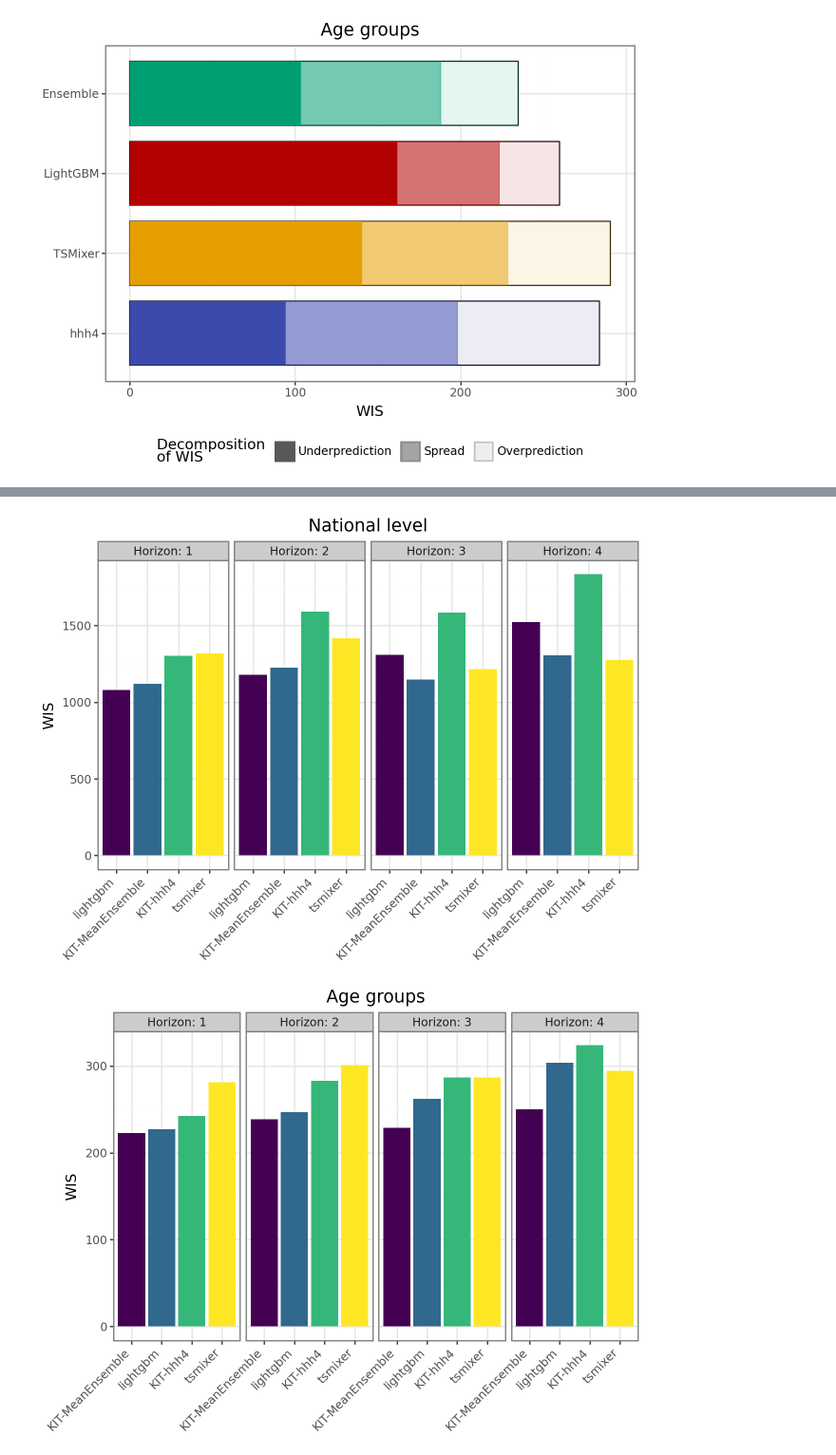
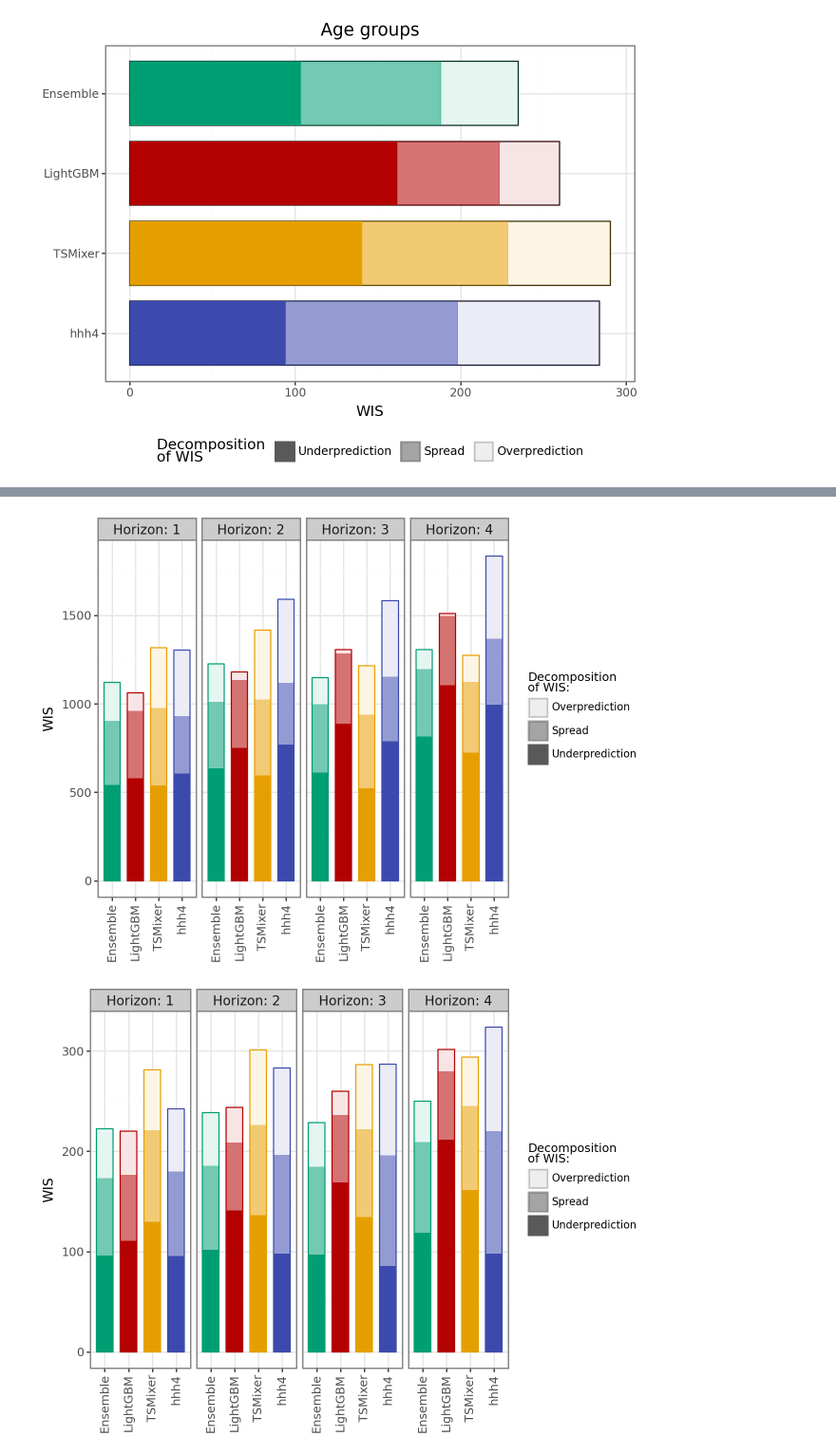
Before and after one commit to dwolffram/SARI-ML, a Jupyter notebook: post-covid/post-covid_evaluation.ipynb, the cells around one changed output, grey strips where cells are left out. Shown at 95% size. Cells and saved outputs as stored; diff of their text form; code cells hidden in the pictures.

Commit message:
backup plotting code

```diff
--- a/post-covid/post-covid_evaluation.ipynb
+++ b/post-covid/post-covid_evaluation.ipynb
@@ -232,0 +440,3 @@ plot_scores_by_horizon(scores)
+# %%
+df_national = evaluate_models(df, 'national', by_horizon=True)
+df_age = evaluate_models(df, 'age', by_horizon=True)
@@ -232,0 +448,5 @@ plot_scores_by_horizon(scores)
+# %%
+df_long = pd.melt(df_wide, id_vars=['level', 'horizon', 'model'], value_vars=['wis', 'underprediction', 'spread', 'overprediction'],
+                 var_name='metric', value_name='value')
+
+df_long['level'] = pd.Categorical(df_long['level'], categories=['national', 'age'], ordered=True)
@@ -233 +485,35 @@ plot_scores_by_horizon(scores)
+# %%
+def plot_scores_by_horizon_and_model(scores, level='national'):
+    scores = filter_scores(scores, type='quantile', level=level, by_horizon=True, average=True)
+
+    desired_order = ['Ensemble', 'LightGBM', 'TSMixer', 'hhh4']
+    scores['model'] = pd.Categorical(scores['model'], categories=desired_order, ordered=True)
+
+    plot = (
+        ggplot(scores, aes(x='model', y='score', fill='model'))
+        + geom_bar(stat='identity', position='dodge', width=0.7)
+        + scale_color_manual(values=model_colors)
+        + scale_fill_manual(values=model_colors)
+        + labs(
+            x="",
+            y="WIS",
+            title="National level" if (level=='national') else "Age groups"
+        )
+        + facet_grid(cols='horizon', labeller=lambda x: 'Horizon: ' + str(x))  # Create a facet for each horizon
+        # + facet_wrap('~horizon', nrow=4, labeller=lambda x: 'Horizon: ' + str(x))  # Create a facet for each horizon
+        + theme_bw()
+        + theme(legend_position='none',
+            legend_title_position='left',
+            strip_text=element_text(size=12),             # Facet title text size
+            legend_title=element_text(size=10),           # Legend title text size
+            legend_text=element_text(size=9),             # Legend item text size
+            axis_text_x=element_text(size=10, rotation=90, ha="center"),               # Axis text (tick labels) size
+            axis_text_y=element_text(size=9),
+            axis_title=element_text(size=10),             # Axis title text size
+            plot_title=element_text(size=14)              # Plot title text size)
+       )
+        #+ coord_flip()
+    )
+
+    return plot
 # %%
@@ -259,7 +554,7 @@ def plot_scores_by_horizon_and_model(scores, level='national'):
     return plot
 # %%
-p = plot_scores_by_horizon_and_model(scores)
+p = plot_scores_by_horizon_and_model(df_long, 'national')
 p
 # %% [output]
-[figure, old version]
+[figure, new version]
 # %%
@@ -267,6 +562,6 @@ p.save("../figures/wis_national_horizon.pdf", width = 150, height = 90, units="m
 # %%
-p = plot_scores_by_horizon_and_model(scores, level='age')
+p = plot_scores_by_horizon_and_model(df_long, level='age')
 p
 # %% [output]
-[figure, old version]
+[figure, new version]
 # %%
```
Also changed, not shown: parts of 36 cells of this notebook.
